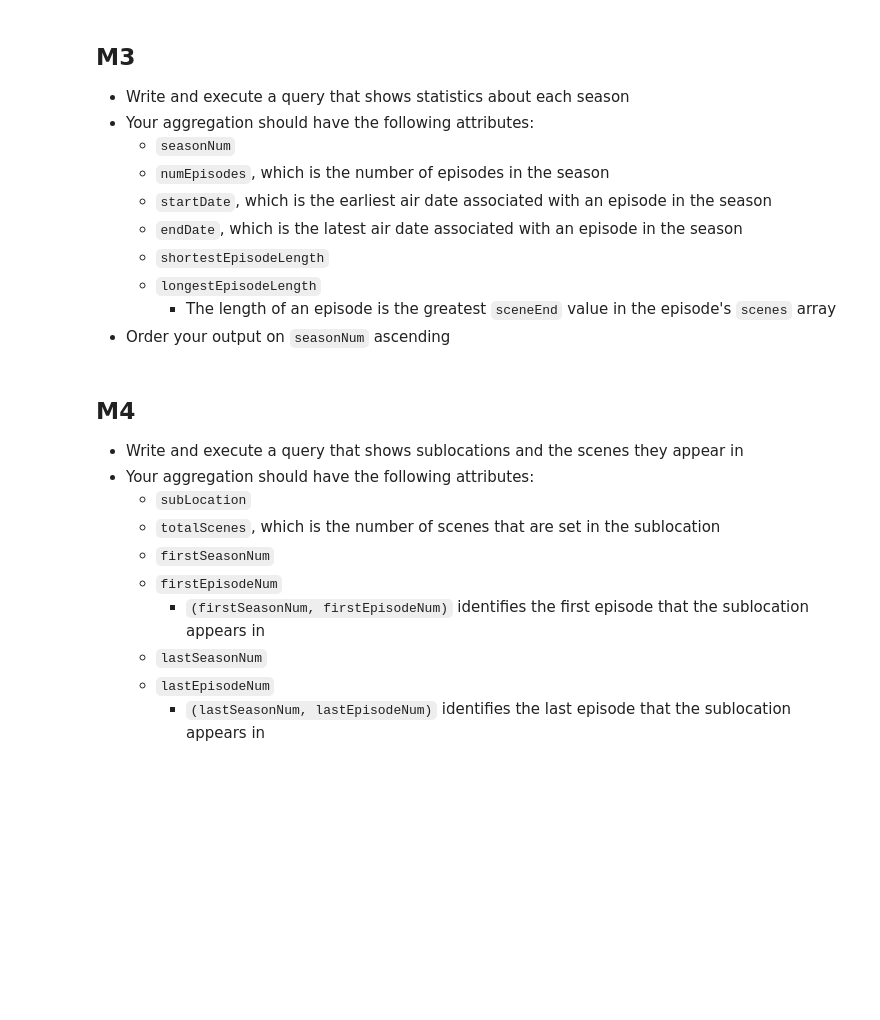
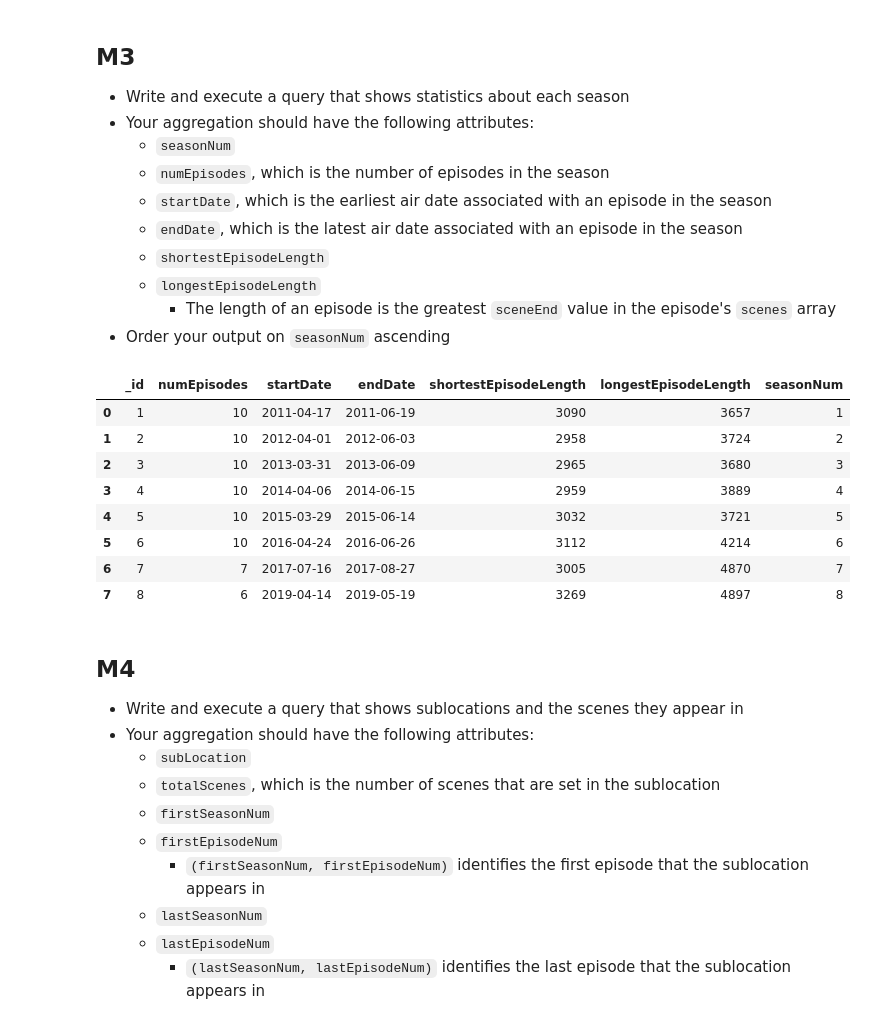
Before and after one commit to sixiann/W4111-Intro-to-Databases-Spring-2024, a Jupyter notebook: Homework/HW4/S24-W4111-HW4.ipynb, the cells around one changed output. Cells and saved outputs as stored; diff of their text form; code cells hidden in the pictures; blank space fills up the shorter version.

```diff
--- a/Homework/HW4/S24-W4111-HW4.ipynb
+++ b/Homework/HW4/S24-W4111-HW4.ipynb
@@ -300,11 +356,69 @@ pandas.DataFrame(list(res))
         - The length of an episode is the greatest `sceneEnd` value in the episode's `scenes` array
 - Order your output on `seasonNum` ascending
 # %%
-res = episodes.aggregate(
-    # TODO: Put your query here
-)
+res = episodes.aggregate([
+    {
+        "$unwind": "$scenes"  # Unwind the scenes array to process each scene individually
+    },
+    {
+        "$addFields": {
+            "sceneEndSec": {
+                "$sum": [
+                    {"$multiply": [{"$toInt": {"$arrayElemAt": [{"$split": ["$scenes.sceneEnd", ":"]}, 0]}}, 3600]},
+                    {"$multiply": [{"$toInt": {"$arrayElemAt": [{"$split": ["$scenes.sceneEnd", ":"]}, 1]}}, 60]},
+                    {"$toInt": {"$arrayElemAt": [{"$split": ["$scenes.sceneEnd", ":"]}, 2]}}
+                ]
+            }
+        }
+    },
+    {
+        "$group": {
+            "_id": {
+                "seasonNum": "$seasonNum",
+                "episodeNum": "$episodeNum",
+                "episodeAirDate": "$episodeAirDate"
+            },
+            "maxSceneEnd": {"$max": "$sceneEndSec"}
+        }
+    },
+    {
+        "$group": {
+            "_id": "$_id.seasonNum",
+            "numEpisodes": {"$sum": 1},
+            "startDate": {"$min": "$_id.episodeAirDate"},
+            "endDate": {"$max": "$_id.episodeAirDate"},
+            "shortestEpisodeLength": {"$min": "$maxSceneEnd"},
+            "longestEpisodeLength": {"$max": "$maxSceneEnd"}
+        }
+    },
+    {
+        "$project": {
+            "seasonNum": "$_id",
+            "numEpisodes": 1,
+            "startDate": 1,
+            "endDate": 1,
+            "shortestEpisodeLength": 1,
+            "longestEpisodeLength": 1
+        }
+    },
+    {
+        "$sort": {
+            "seasonNum": 1
+        }
+    }
+])
 
 pandas.DataFrame(list(res))
+# %% [output]
+|  | _id | numEpisodes | startDate | endDate | shortestEpisodeLength | longestEpisodeLength | seasonNum |
+| 0 | 1 | 10 | 2011-04-17 | 2011-06-19 | 3090 | 3657 | 1 |
+| 1 | 2 | 10 | 2012-04-01 | 2012-06-03 | 2958 | 3724 | 2 |
+| 2 | 3 | 10 | 2013-03-31 | 2013-06-09 | 2965 | 3680 | 3 |
+| 3 | 4 | 10 | 2014-04-06 | 2014-06-15 | 2959 | 3889 | 4 |
+| 4 | 5 | 10 | 2015-03-29 | 2015-06-14 | 3032 | 3721 | 5 |
+| 5 | 6 | 10 | 2016-04-24 | 2016-06-26 | 3112 | 4214 | 6 |
+| 6 | 7 | 7 | 2017-07-16 | 2017-08-27 | 3005 | 4870 | 7 |
+| 7 | 8 | 6 | 2019-04-14 | 2019-05-19 | 3269 | 4897 | 8 |
 # %% [markdown]
 ## M4
 
```
Also changed, not shown: parts of 8 cells of this notebook.
